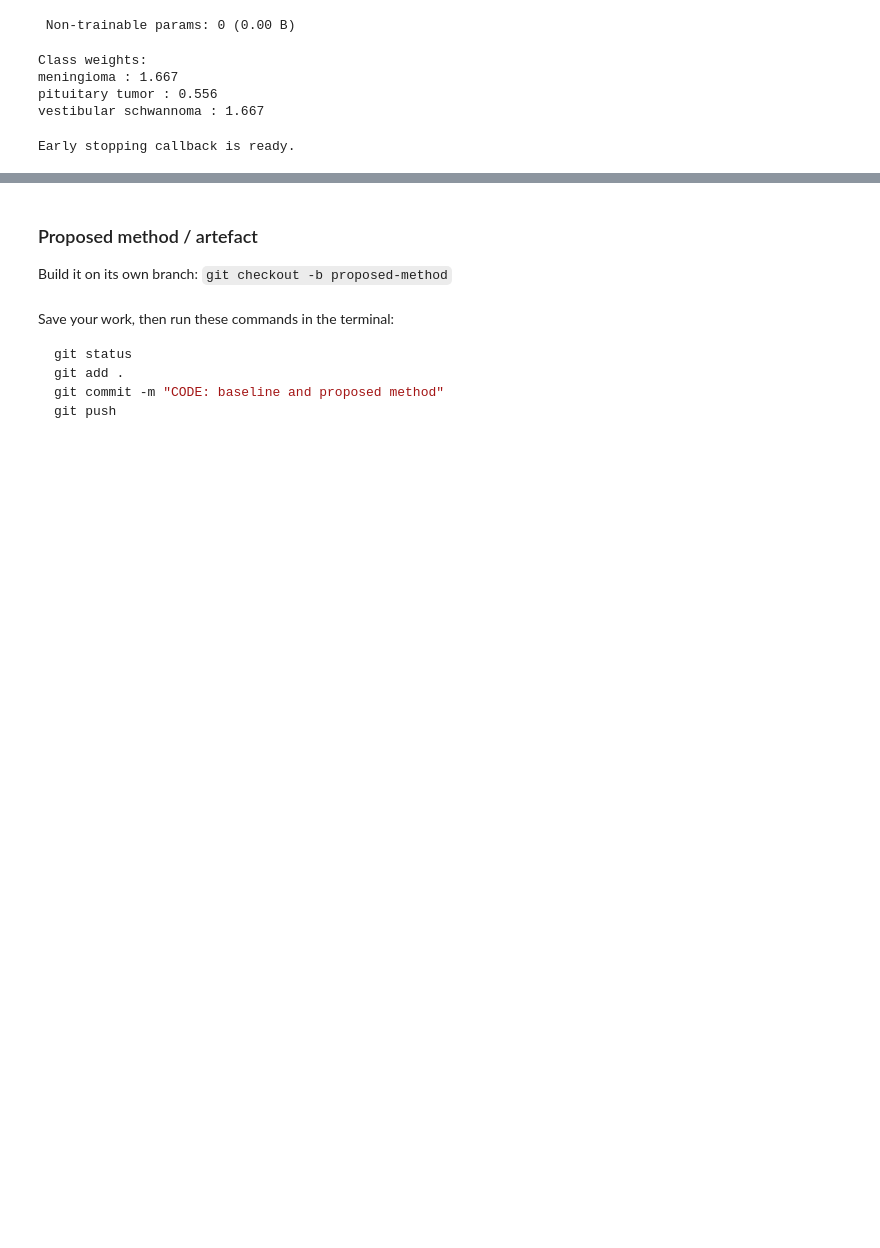
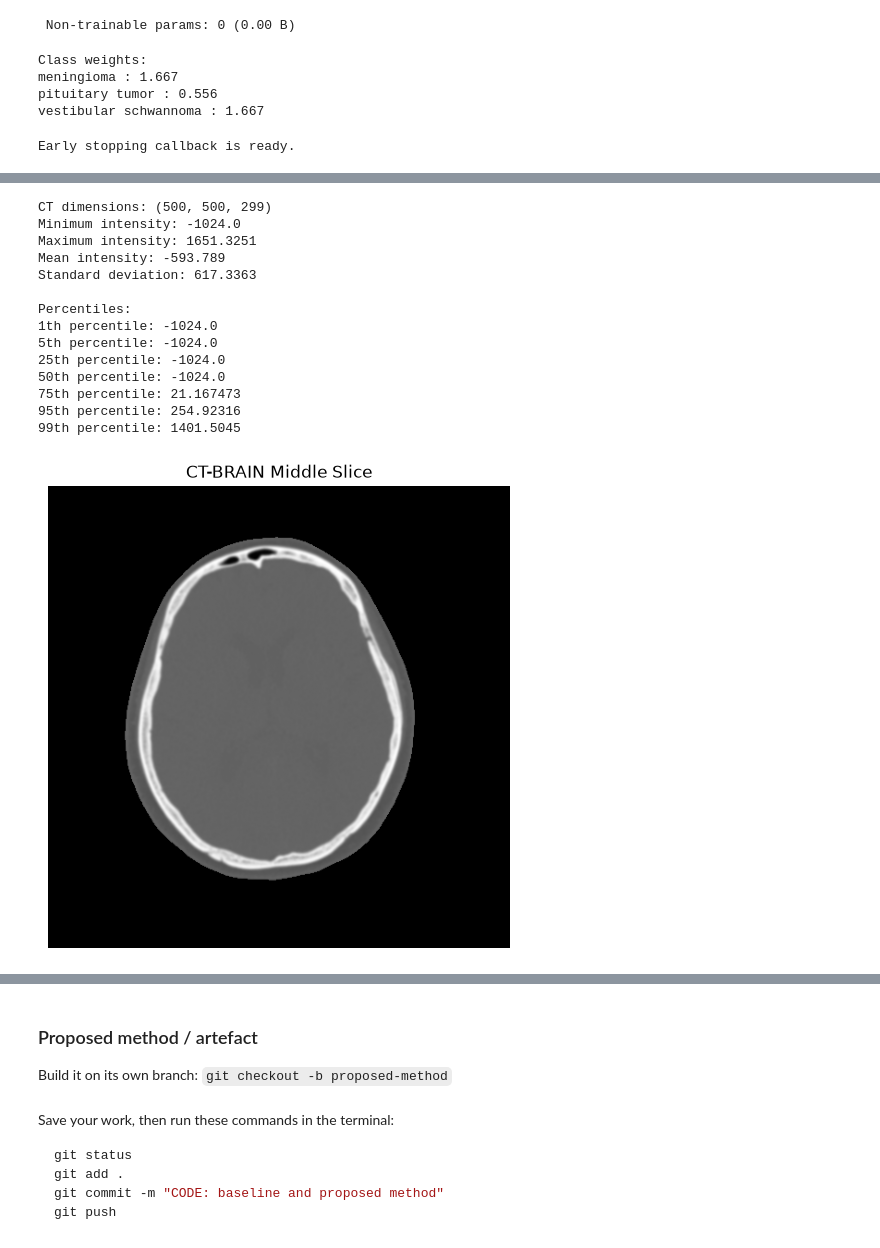
Before and after one commit to Niharika1003/msc-project-rayavarapu, a Jupyter notebook: MSC_final_project.ipynb, the cells around one changed output, grey strips where cells are left out. Drawn from its saved outputs; the diff is of its cells as text; code cells hidden in the pictures; blank space fills up the shorter version.

```diff
--- a/MSC_final_project.ipynb
+++ b/MSC_final_project.ipynb
@@ -2099,0 +2108,53 @@ vestibular schwannoma       1.00      0.67      0.80         3
+# %%
+import nibabel as nib
+import numpy as np
+import matplotlib.pyplot as plt
+
+# Select the first training patient's CT scan
+sample_ct_path = train_patients.iloc[0]["CT-BRAIN"]
+
+# Load CT image
+sample_ct = nib.load(sample_ct_path)
+sample_ct = nib.as_closest_canonical(sample_ct)
+
+# Load the middle slice
+middle_index = sample_ct.shape[2] // 2
+
+ct_slice = np.asarray(
+    sample_ct.dataobj[:, :, middle_index],
+    dtype=np.float32
+)
+
+# Display intensity statistics
+print("CT dimensions:", sample_ct.shape)
+print("Minimum intensity:", np.min(ct_slice))
+print("Maximum intensity:", np.max(ct_slice))
+print("Mean intensity:", np.mean(ct_slice))
+print("Standard deviation:", np.std(ct_slice))
+
+print("\nPercentiles:")
+for p in [1, 5, 25, 50, 75, 95, 99]:
+    print(f"{p}th percentile:", np.percentile(ct_slice, p))
+
+# Display CT image
+plt.figure(figsize=(6, 6))
+plt.imshow(ct_slice.T, cmap="gray", origin="lower")
+plt.title("CT-BRAIN Middle Slice")
+plt.axis("off")
+plt.show()
+# %% [output]
+CT dimensions: (500, 500, 299)
+Minimum intensity: -1024.0
+Maximum intensity: 1651.3251
+Mean intensity: -593.789
+Standard deviation: 617.3363
+
+Percentiles:
+1th percentile: -1024.0
+5th percentile: -1024.0
+25th percentile: -1024.0
+50th percentile: -1024.0
+75th percentile: 21.167473
+95th percentile: 254.92316
+99th percentile: 1401.5045
+[figure, added]
```
Also changed, not shown: parts of 25 cells of this notebook.
